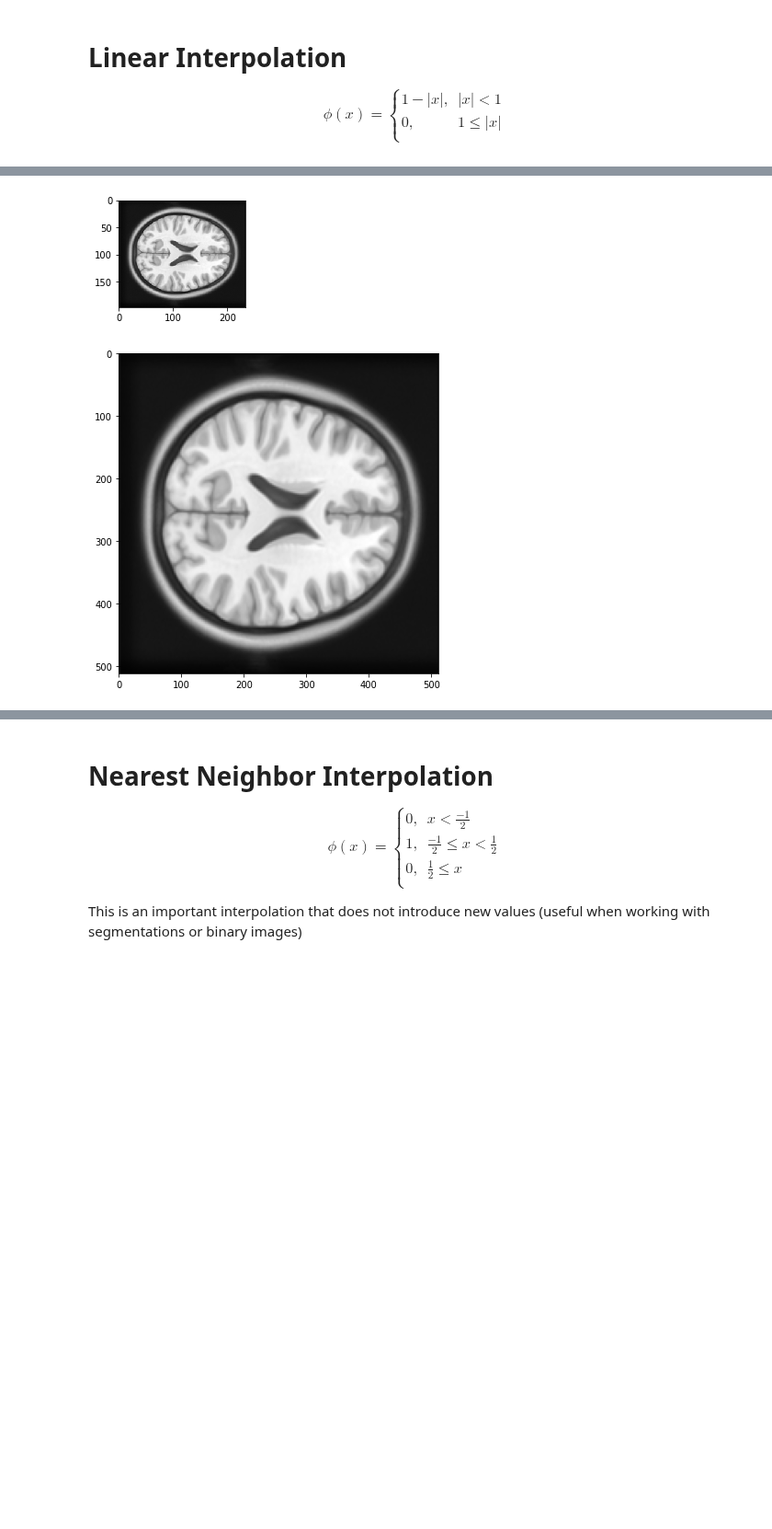
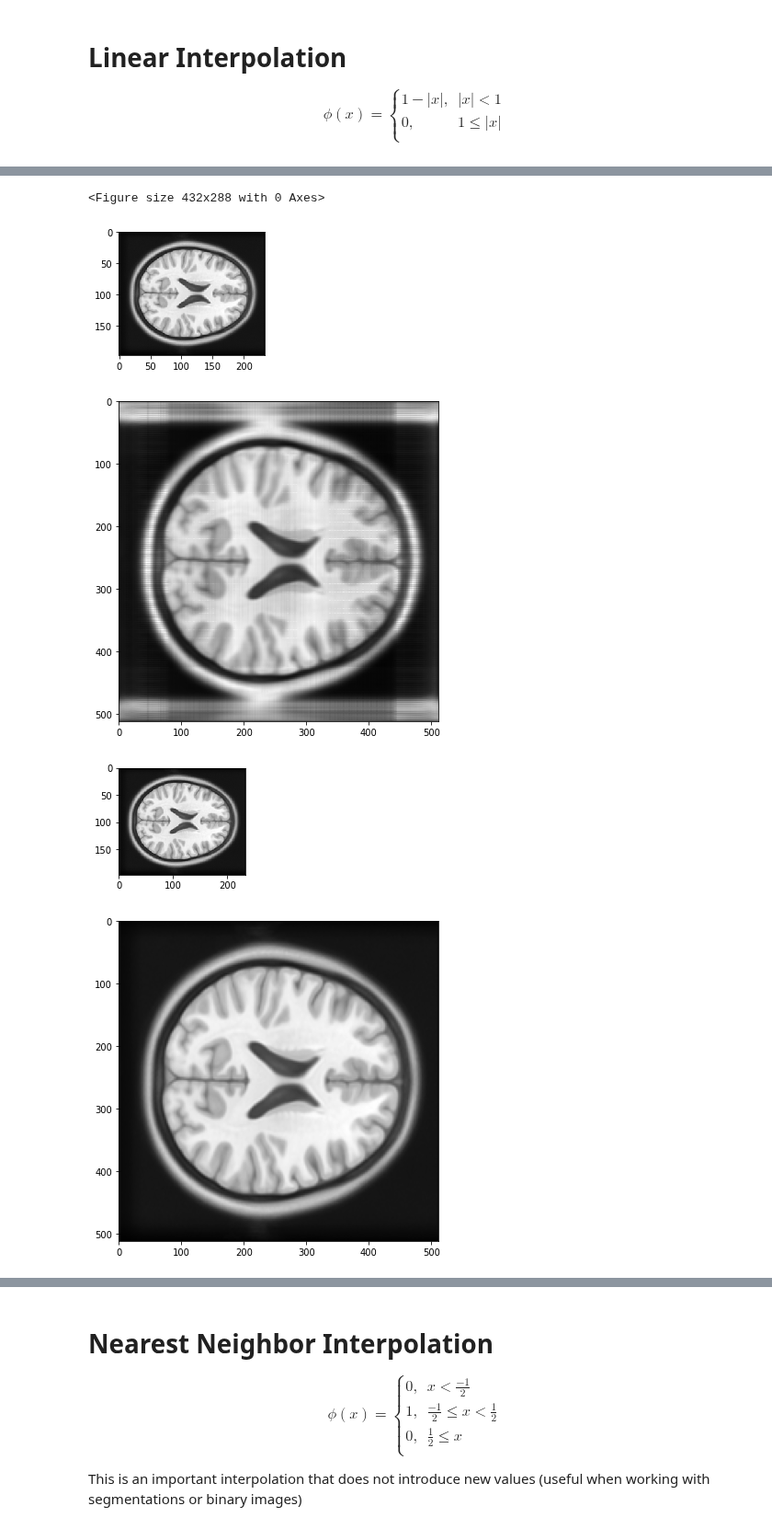
Before and after one commit to MedicalImageAnalysisTutorials/ImageRegistrationTutorial, a Jupyter notebook: IA_InterpolationTutorial.ipynb, the cells around one changed output, grey strips where cells are left out. Shown at 92% size. Saved outputs shown, nothing was run; the diff lists cells and outputs as text; code cells hidden in the pictures; blank space fills up the shorter version.

```diff
--- a/IA_InterpolationTutorial.ipynb
+++ b/IA_InterpolationTutorial.ipynb
@@ -248,28 +300,28 @@ def doInterpolation2D(img,nsz):
 
 
 
-# old_size = img1.shape
-# new_size = [512,512]
-# print(old_size,new_size)
+old_size = img1.shape
+new_size = [512,512]
+print(old_size,new_size)
 
-# st = time.time()
+st = time.time()
 
-# img_interp =  doInterpolation2D(img1,new_size)
+img_interp =  doInterpolation2D(img1,new_size)
 
-# et = time.time()
-# print("time : ", et -st)
+et = time.time()
+print("time : ", et -st)
 
-# f = plt.figure()
-# dpi = 80
-# height, width = img1.shape
-# figsize = width / float(dpi), height / float(dpi)
-# fig = plt.figure(figsize=figsize)
-# plt.imshow(img1, cmap='gray')
+f = plt.figure()
+dpi = 80
+height, width = img1.shape
+figsize = width / float(dpi), height / float(dpi)
+fig = plt.figure(figsize=figsize)
+plt.imshow(img1, cmap='gray')
 
-# height, width = img_interp.shape
-# figsize = width / float(dpi), height / float(dpi)
-# fig = plt.figure(figsize=figsize)
-# plt.imshow(img_interp, cmap='gray')
+height, width = img_interp.shape
+figsize = width / float(dpi), height / float(dpi)
+fig = plt.figure(figsize=figsize)
+plt.imshow(img_interp, cmap='gray')
 
 
 # plt.show()
@@ -297,2 +351,5 @@ time cv:  0.0018770694732666016
+<Figure size 432x288 with 0 Axes>
-[figure, old version]
+[figure, new version]
-[figure, old version]
+[figure, new version]
+[figure, added]
+[figure, added]
```
Also changed, not shown: parts of 13 cells of this notebook.
